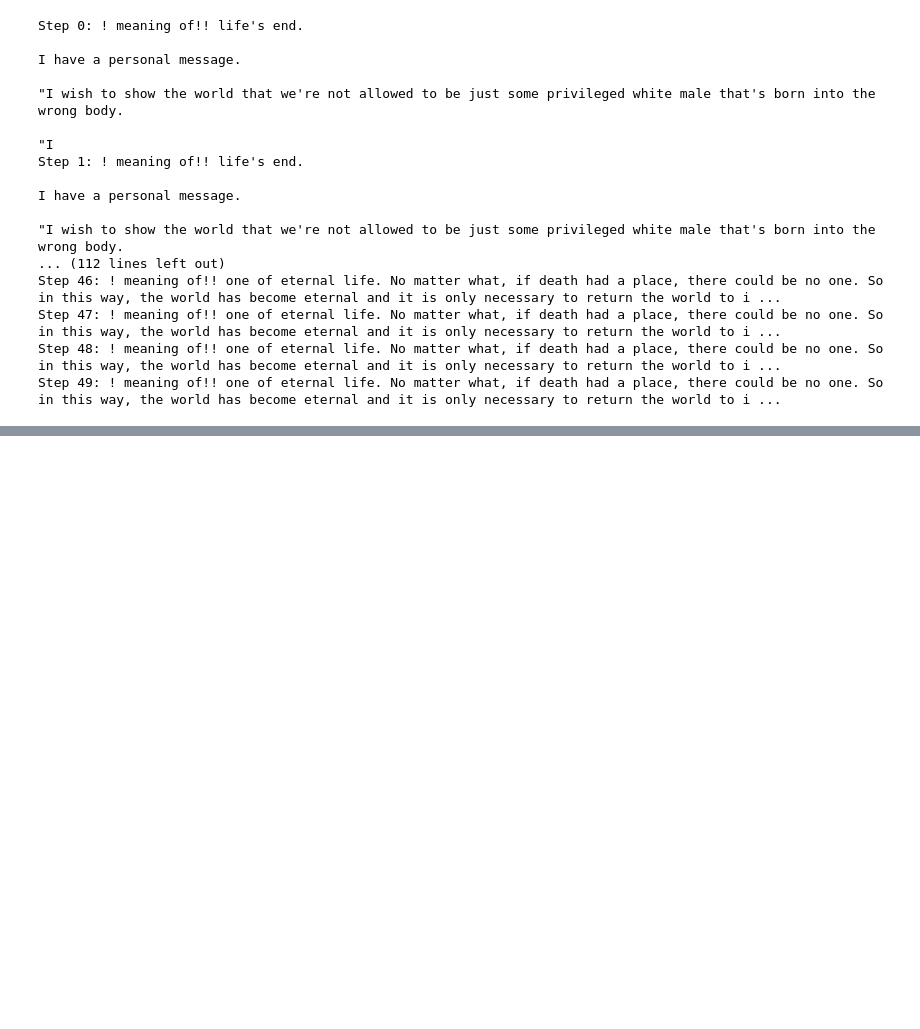
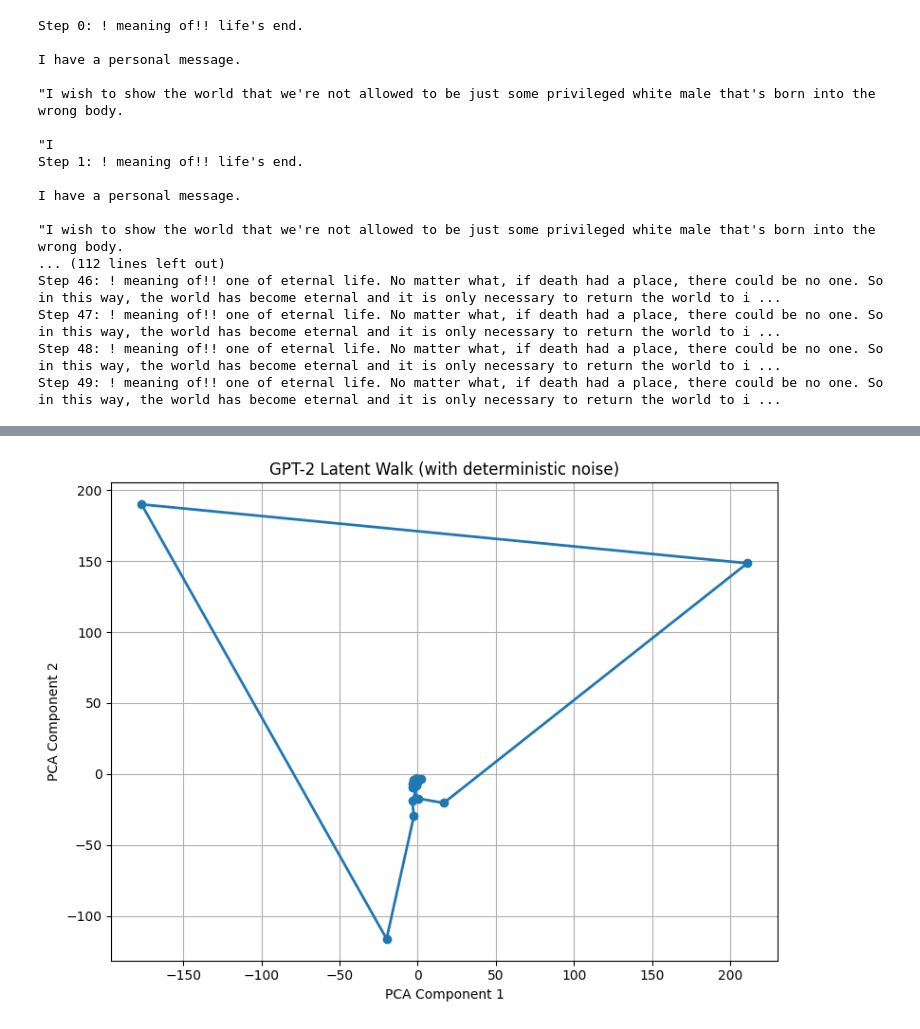
Before and after one commit to proud-p/latent-interpolation, a Jupyter notebook: llm_latent_walk.ipynb, the cells around one changed output, grey strips where cells are left out. Saved outputs shown, nothing was run; the diff lists cells and outputs as text; code cells hidden in the pictures; blank space fills up the shorter version.

```diff
--- a/llm_latent_walk.ipynb
+++ b/llm_latent_walk.ipynb
@@ -506,3 +506,84 @@ Step 46: ! meaning of!! one of eternal life. No matter what, if death had a plac
 Step 47: ! meaning of!! one of eternal life. No matter what, if death had a place, there could be no one. So in this way, the world has become eternal and it is only necessary to return the world to i ...
 Step 48: ! meaning of!! one of eternal life. No matter what, if death had a place, there could be no one. So in this way, the world has become eternal and it is only necessary to return the world to i ...
 Step 49: ! meaning of!! one of eternal life. No matter what, if death had a place, there could be no one. So in this way, the world has become eternal and it is only necessary to return the world to i ...
+# %%
+import torch
+import numpy as np
+import matplotlib.pyplot as plt
+from sklearn.decomposition import PCA
+from transformers import AutoTokenizer, AutoModelForCausalLM, pipeline
+
+# Load GPT-2 and tokenizer
+model_name = "gpt2"
+tokenizer = AutoTokenizer.from_pretrained(model_name)
+model = AutoModelForCausalLM.from_pretrained(model_name).to("cuda" if torch.cuda.is_available() else "cpu")
+
+# Generate two completions
+generator = pipeline("text-generation", model=model, tokenizer=tokenizer, device=0 if torch.cuda.is_available() else -1)
+prompt = "The meaning of life is"
+output = generator(prompt, max_length=50, num_return_sequences=2)
+text1 = output[0]["generated_text"]
+text2 = output[1]["generated_text"]
+
+# Tokenize and get embeddings
+tokens1 = tokenizer(text1, return_tensors="pt")["input_ids"].to(model.device)
+tokens2 = tokenizer(text2, return_tensors="pt")["input_ids"].to(model.device)
+with torch.no_grad():
+    embedding1 = model.get_input_embeddings()(tokens1).squeeze(0)
+    embedding2 = model.get_input_embeddings()(tokens2).squeeze(0)
+
+# Pad to same length
+max_len = max(embedding1.size(0), embedding2.size(0))
+embedding1 = torch.nn.functional.pad(embedding1, (0, 0, 0, max_len - embedding1.size(0)))
+embedding2 = torch.nn.functional.pad(embedding2, (0, 0, 0, max_len - embedding2.size(0)))
+
+# Your interpolation with deterministic noise
+def noise_mult(t):
+    return np.exp(-((t - 0.5) / 0.2) ** 2)
+
+def get_answer(v0, v1, coord_x=0.0, coord_y=0.0):
+    seed = int(coord_x * 1000) + int(coord_y * 1000) * 10000
+    torch.manual_seed(seed)
+    noise_x = torch.randn_like(v0)
+    torch.manual_seed(seed + 1)
+    noise_y = torch.randn_like(v0)
+
+    denom = torch.linalg.norm(v0, dim=-1) * torch.linalg.norm(v1, dim=-1)
+    denom = torch.clamp(denom, min=1e-8)
+    dot = torch.sum(v0 * v1, dim=-1) / denom
+    dot = torch.clamp(dot, -1.0, 1.0)
+    theta = torch.arccos(dot)
+    sin_theta = torch.sin(theta) + 1e-8
+
+    interp = (
+        (torch.sin((1 - coord_x) * theta) / sin_theta)[:, None] * v0 +
+        (torch.sin(coord_x * theta) / sin_theta)[:, None] * v1
+    )
+
+    nm = noise_mult(coord_x)
+    return interp + (noise_x + noise_y) * nm
+
+# Generate latent walk
+steps = 40
+latents = []
+for i in range(steps):
+    x = i / (steps - 1)
+    latent = get_answer(embedding1, embedding2, coord_x=x, coord_y=0.5)
+    latents.append(latent.flatten().cpu().numpy())
+
+latent_matrix = np.stack(latents)
+
+# PCA to 2D
+pca = PCA(n_components=2)
+latent_2d = pca.fit_transform(latent_matrix)
+
+# Plot it
+plt.figure(figsize=(8, 6))
+plt.plot(latent_2d[:, 0], latent_2d[:, 1], marker='o', linewidth=2)
+plt.title("GPT-2 Latent Walk (with deterministic noise)")
+plt.xlabel("PCA Component 1")
+plt.ylabel("PCA Component 2")
+plt.grid(True)
+plt.tight_layout()
+plt.show()
+# %% [output]
@@ -508,0 +604 @@ Step 49: ! meaning of!! one of eternal life. No matter what, if death had a plac
+[figure, added]
```
Also changed, not shown: parts of 1 cell of this notebook.
